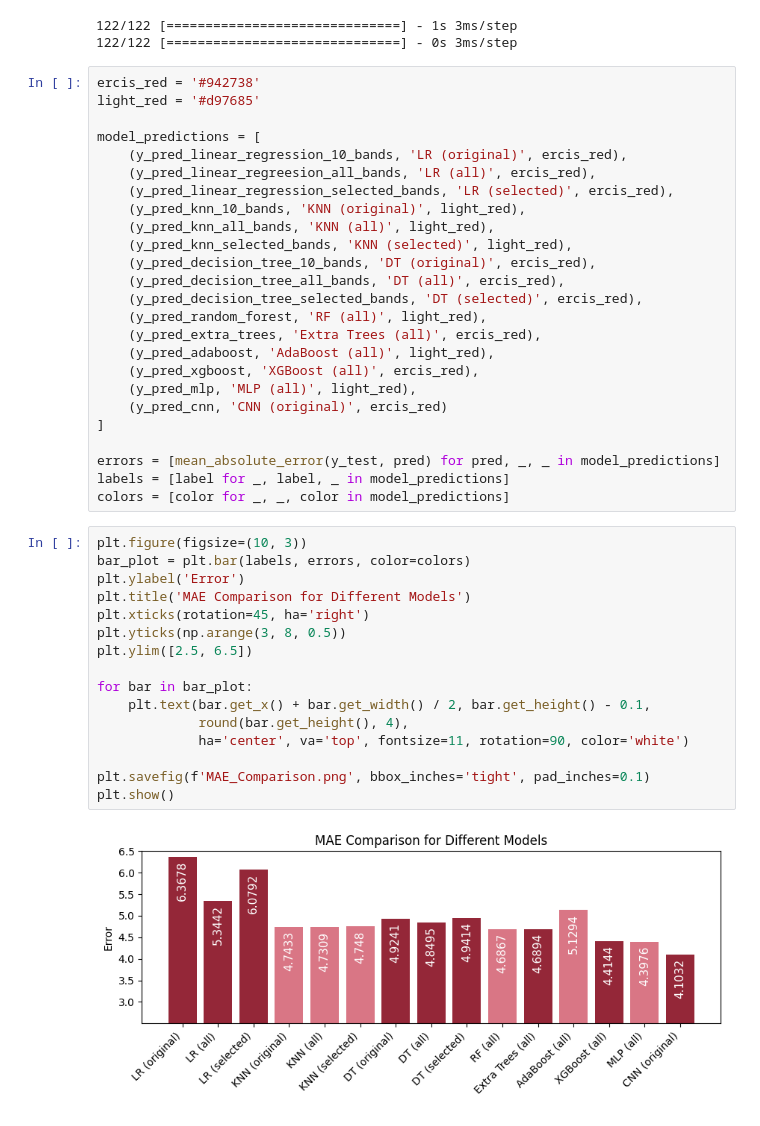
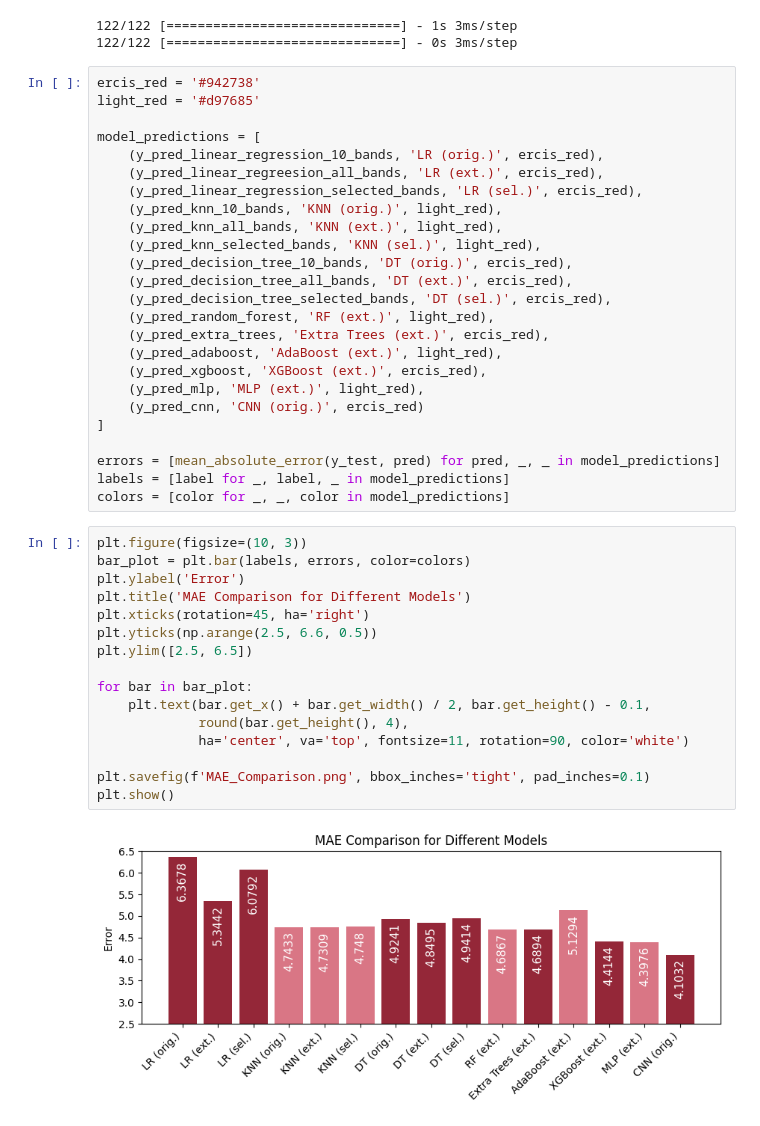
Before and after one commit to SvenLigensa/da2-casestudy, a Jupyter notebook: 4_ModelValidation/4_0_MAE_Comparison.ipynb, the cells around one changed output. Saved outputs shown, nothing was run; the diff lists cells and outputs as text.

```diff
--- a/4_ModelValidation/4_0_MAE_Comparison.ipynb
+++ b/4_ModelValidation/4_0_MAE_Comparison.ipynb
@@ -100,21 +100,21 @@ ercis_red = '#942738'
 light_red = '#d97685'
 
 model_predictions = [
-    (y_pred_linear_regression_10_bands, 'LR (original)', ercis_red),
-    (y_pred_linear_regreesion_all_bands, 'LR (all)', ercis_red),
-    (y_pred_linear_regression_selected_bands, 'LR (selected)', ercis_red),
-    (y_pred_knn_10_bands, 'KNN (original)', light_red),
-    (y_pred_knn_all_bands, 'KNN (all)', light_red),
-    (y_pred_knn_selected_bands, 'KNN (selected)', light_red),
-    (y_pred_decision_tree_10_bands, 'DT (original)', ercis_red),
-    (y_pred_decision_tree_all_bands, 'DT (all)', ercis_red),
-    (y_pred_decision_tree_selected_bands, 'DT (selected)', ercis_red),
-    (y_pred_random_forest, 'RF (all)', light_red),
-    (y_pred_extra_trees, 'Extra Trees (all)', ercis_red),
-    (y_pred_adaboost, 'AdaBoost (all)', light_red),
-    (y_pred_xgboost, 'XGBoost (all)', ercis_red),
-    (y_pred_mlp, 'MLP (all)', light_red),
-    (y_pred_cnn, 'CNN (original)', ercis_red)
+    (y_pred_linear_regression_10_bands, 'LR (orig.)', ercis_red),
+    (y_pred_linear_regreesion_all_bands, 'LR (ext.)', ercis_red),
+    (y_pred_linear_regression_selected_bands, 'LR (sel.)', ercis_red),
+    (y_pred_knn_10_bands, 'KNN (orig.)', light_red),
+    (y_pred_knn_all_bands, 'KNN (ext.)', light_red),
+    (y_pred_knn_selected_bands, 'KNN (sel.)', light_red),
+    (y_pred_decision_tree_10_bands, 'DT (orig.)', ercis_red),
+    (y_pred_decision_tree_all_bands, 'DT (ext.)', ercis_red),
+    (y_pred_decision_tree_selected_bands, 'DT (sel.)', ercis_red),
+    (y_pred_random_forest, 'RF (ext.)', light_red),
+    (y_pred_extra_trees, 'Extra Trees (ext.)', ercis_red),
+    (y_pred_adaboost, 'AdaBoost (ext.)', light_red),
+    (y_pred_xgboost, 'XGBoost (ext.)', ercis_red),
+    (y_pred_mlp, 'MLP (ext.)', light_red),
+    (y_pred_cnn, 'CNN (orig.)', ercis_red)
 ]
 
 errors = [mean_absolute_error(y_test, pred) for pred, _, _ in model_predictions]
@@ -123,18 +123,18 @@ colors = [color for _, _, color in model_predictions]
 # %%
 plt.figure(figsize=(10, 3))
 bar_plot = plt.bar(labels, errors, color=colors)
 plt.ylabel('Error')
 plt.title('MAE Comparison for Different Models')
 plt.xticks(rotation=45, ha='right')
-plt.yticks(np.arange(3, 8, 0.5))
+plt.yticks(np.arange(2.5, 6.6, 0.5))
 plt.ylim([2.5, 6.5])
 
 for bar in bar_plot:
     plt.text(bar.get_x() + bar.get_width() / 2, bar.get_height() - 0.1,
              round(bar.get_height(), 4),
              ha='center', va='top', fontsize=11, rotation=90, color='white')
 
 plt.savefig(f'MAE_Comparison.png', bbox_inches='tight', pad_inches=0.1)
 plt.show()
 # %% [output]
-[figure, old version]
+[figure, new version]
```
Also changed, not shown: 4 other files.
